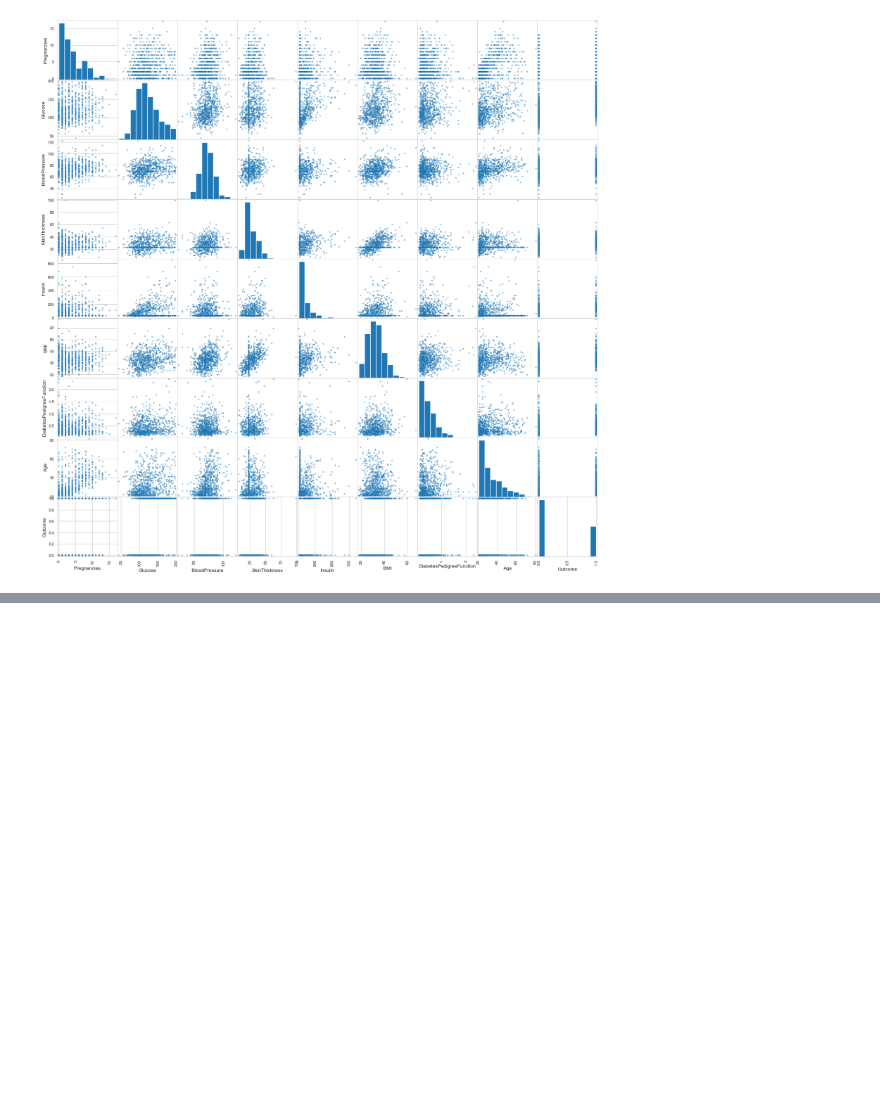
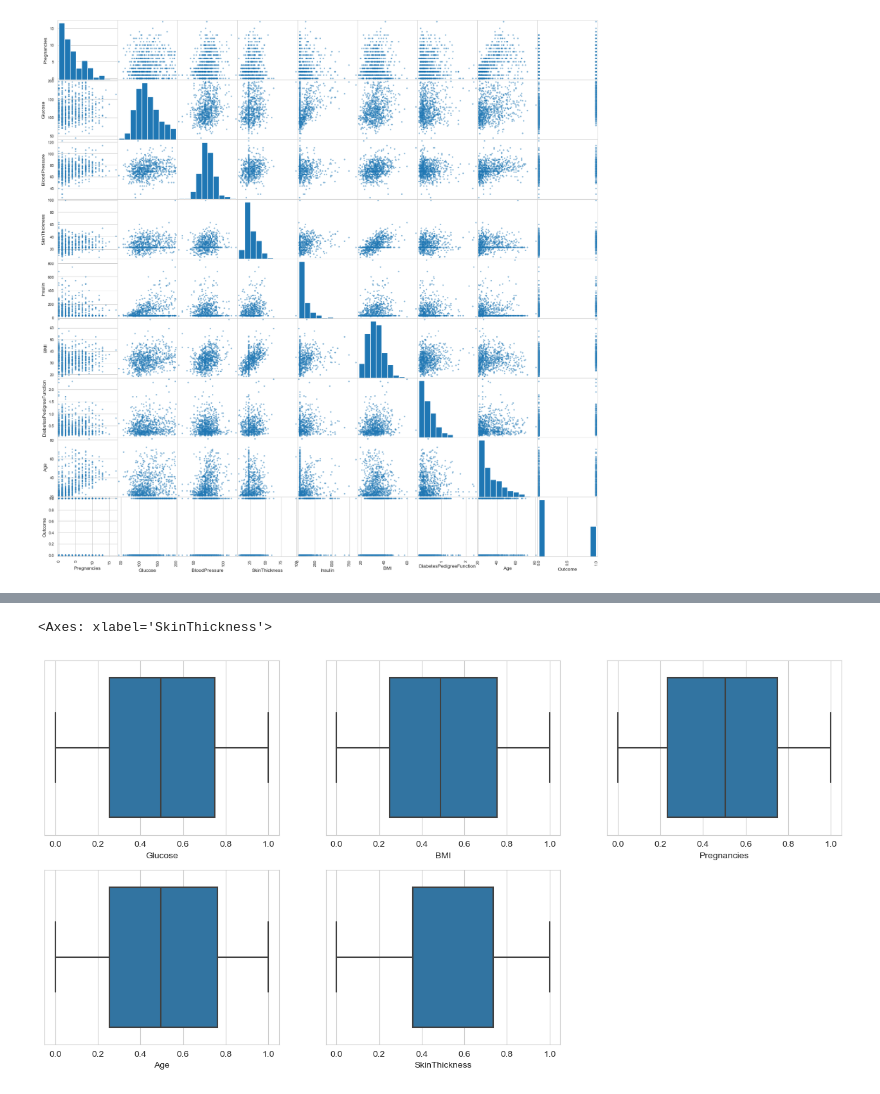
Before and after one commit to keithmmc/dataprojects, a Jupyter notebook: diabetes.ipynb, the cells around one changed output, grey strips where cells are left out. Saved outputs shown, nothing was run; the diff lists cells and outputs as text; code cells hidden in the pictures; blank space fills up the shorter version.

```diff
--- a/diabetes.ipynb
+++ b/diabetes.ipynb
@@ -160,0 +167,2 @@ array([[<Axes: xlabel='Pregnancies', ylabel='Pregnancies'>,
+# %%
+df_selected=df.drop(['BloodPressure','Insulin','DiabetesPedigreeFunction'],axis='columns')
@@ -160,0 +173,9 @@ array([[<Axes: xlabel='Pregnancies', ylabel='Pregnancies'>,
+# %%
+from sklearn.preprocessing import QuantileTransformer
+x=df_selected
+quantile  = QuantileTransformer()
+X = quantile.fit_transform(x)
+df_new=quantile.transform(X)
+df_new=pd.DataFrame(X)
+df_new.columns =['Pregnancies', 'Glucose','SkinThickness','BMI','Age','Outcome']
+df_new.head()
@@ -160,0 +189,16 @@ array([[<Axes: xlabel='Pregnancies', ylabel='Pregnancies'>,
+# %%
+plt.figure(figsize=(16,12))
+sns.set_style(style='whitegrid')
+plt.subplot(3,3,1)
+sns.boxplot(x=df_new['Glucose'],data=df_new)
+plt.subplot(3,3,2)
+sns.boxplot(x=df_new['BMI'],data=df_new)
+plt.subplot(3,3,3)
+sns.boxplot(x=df_new['Pregnancies'],data=df_new)
+plt.subplot(3,3,4)
+sns.boxplot(x=df_new['Age'],data=df_new)
+plt.subplot(3,3,5)
+sns.boxplot(x=df_new['SkinThickness'],data=df_new)
+# %% [output]
+<Axes: xlabel='SkinThickness'>
+[figure, added]
```
Also changed, not shown: parts of 4 cells of this notebook.
